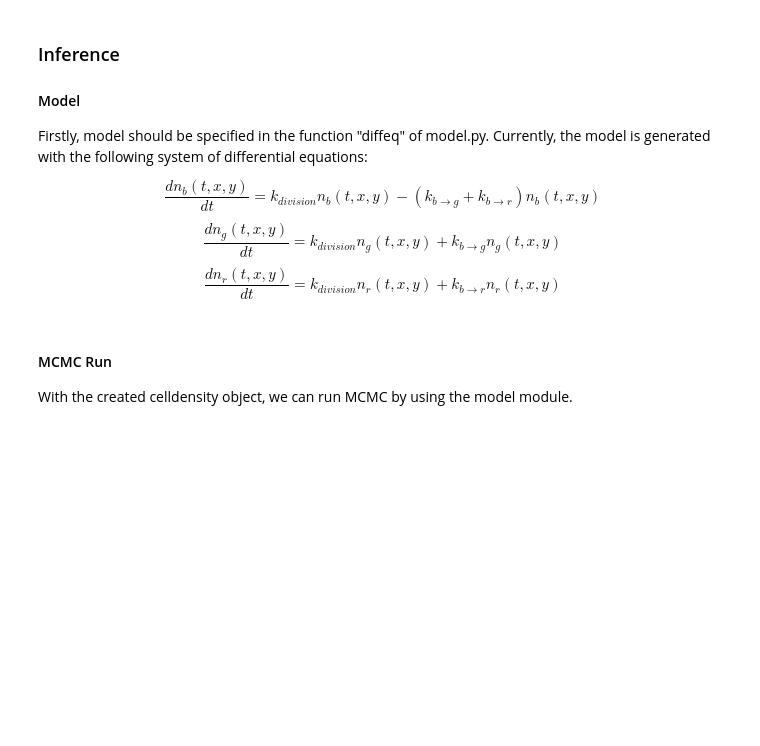
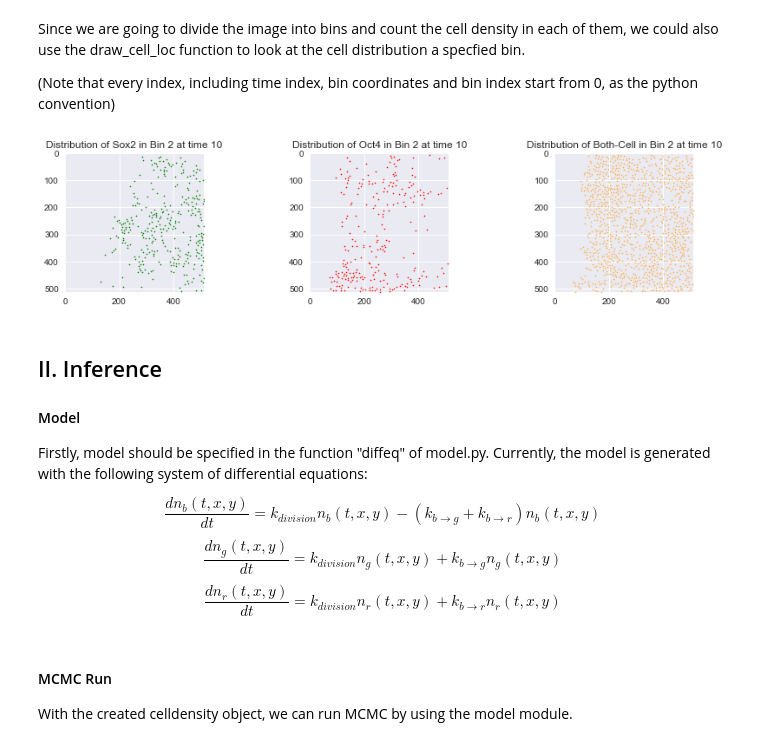
Before and after one commit to tessadgreen/cellfate, a Jupyter notebook: Tutorial.ipynb, the cells around one changed output. Saved outputs shown, nothing was run; the diff lists cells and outputs as text; code cells hidden in the pictures; blank space fills up the shorter version.

```diff
--- a/Tutorial.ipynb
+++ b/Tutorial.ipynb
@@ -51,5 +122,16 @@ our_data.plotMap()
+# %% [markdown]
+Since we are going to divide the image into bins and count the cell density in each of them, we could also use the draw_cell_loc function to look at the cell distribution a specfied bin. <br/>
+
+(Note that every index, including time index, bin coordinates and bin index start from 0, as the python convention)
+# %%
+# If we divide the image into 2x2 bins (=> BinDiv =2)
+# and we want to take a look at the cell distribution at time = 10
+# in bin (1,0) (=> bin_i=0, bin_j=1) so that whose bin index would be 1*BinDiv+0=2.
+celldensity.draw_cell_loc('full-data.csv', 'Sox2', 'Oct4', 10, BinDiv=2, bin_i=1, bin_j=0)
+# %% [output]
+[figure, added]
 # %% [markdown]
-### Inference
+## II. Inference
 
 #### Model
 Firstly, model should be specified in the function "diffeq" of model.py. Currently, the model is generated with the following system of differential equations:
```
Also changed, not shown: parts of 11 cells of this notebook.
